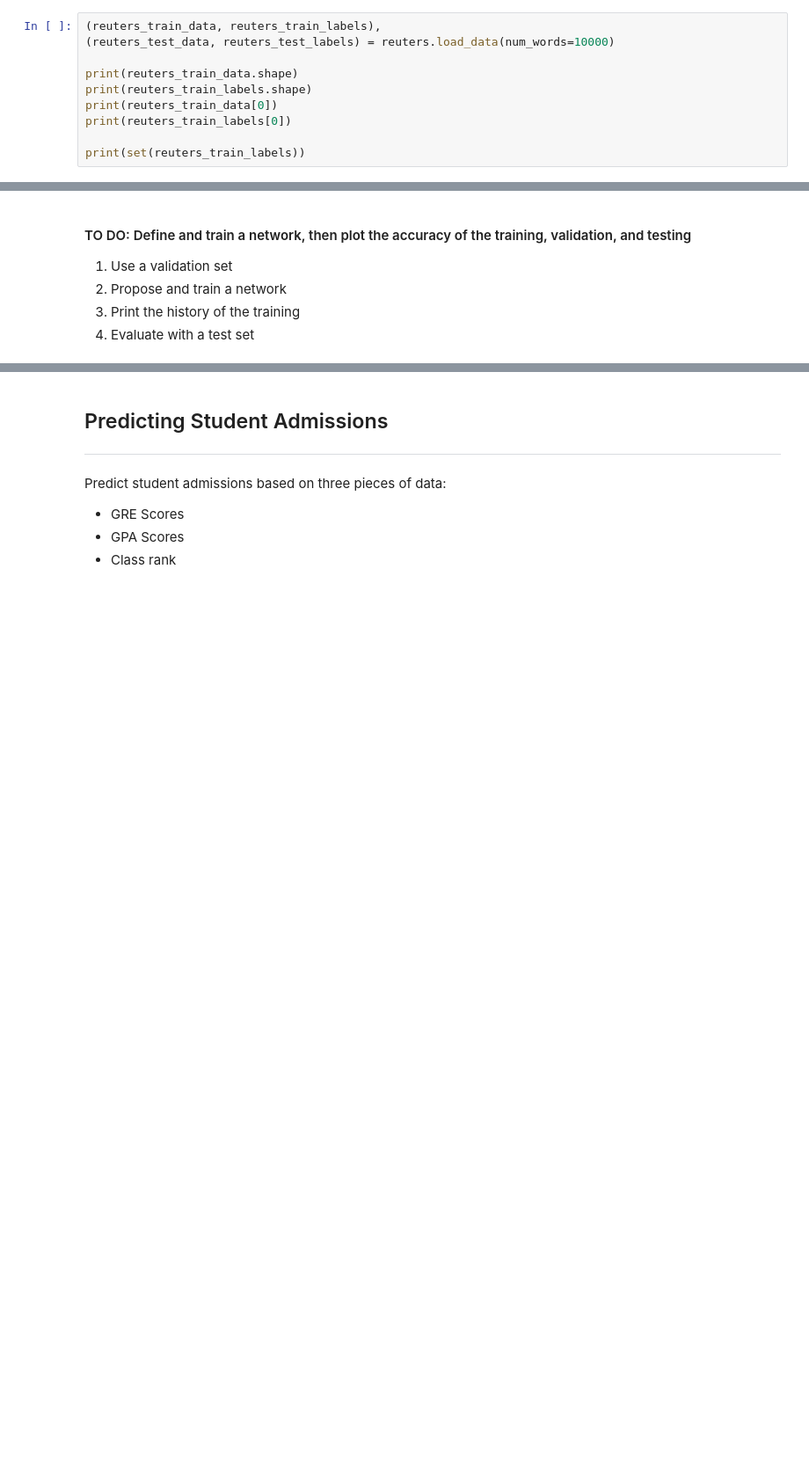
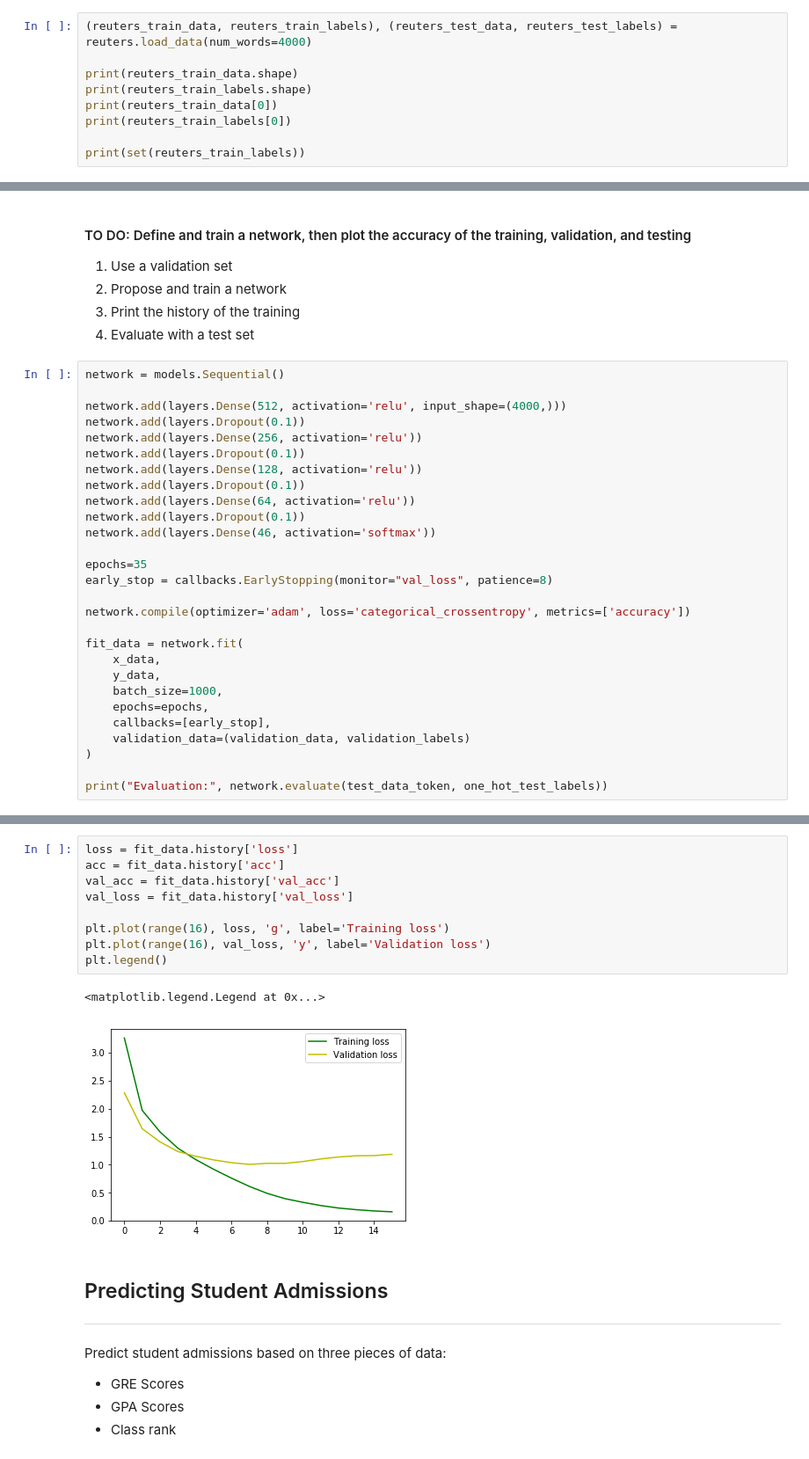
Before and after one commit to DeepLearningVision-2019/a4-keras-classification-ludoviccyril, a Jupyter notebook: Keras_assignment.ipynb, the cells around one changed output, grey strips where cells are left out. Shown at 88% size. Drawn from its saved outputs; the diff is of its cells as text; blank space fills up the shorter version.

```diff
--- a/Keras_assignment.ipynb
+++ b/Keras_assignment.ipynb
@@ -116,8 +137,7 @@ Build a network to classify Reuters newswires into 46 different mutually-exclusi
 # %% [markdown]
 ### Load and review the data
 # %%
-(reuters_train_data, reuters_train_labels),
-(reuters_test_data, reuters_test_labels) = reuters.load_data(num_words=10000)
+(reuters_train_data, reuters_train_labels), (reuters_test_data, reuters_test_labels) = reuters.load_data(num_words=4000)
 
 print(reuters_train_data.shape)
 print(reuters_train_labels.shape)
@@ -163,3 +211,31 @@ Downloading data from https://s3.amazonaws.com/text-datasets/reuters_word_index.
 2. Propose and train a network
 3. Print the history of the training
 4. Evaluate with a test set
+# %%
+network = models.Sequential()
+
+network.add(layers.Dense(512, activation='relu', input_shape=(4000,)))
+network.add(layers.Dropout(0.1))
+network.add(layers.Dense(256, activation='relu'))
+network.add(layers.Dropout(0.1))
+network.add(layers.Dense(128, activation='relu'))
+network.add(layers.Dropout(0.1))
+network.add(layers.Dense(64, activation='relu'))
+network.add(layers.Dropout(0.1))
+network.add(layers.Dense(46, activation='softmax'))
+
+epochs=35
+early_stop = callbacks.EarlyStopping(monitor="val_loss", patience=8)
+
+network.compile(optimizer='adam', loss='categorical_crossentropy', metrics=['accuracy'])
+
+fit_data = network.fit(
+    x_data,
+    y_data,
+    batch_size=1000,
+    epochs=epochs,
+    callbacks=[early_stop],
+    validation_data=(validation_data, validation_labels)
+)
+
+print("Evaluation:", network.evaluate(test_data_token, one_hot_test_labels))
@@ -166,3 +260,15 @@ Downloading data from https://s3.amazonaws.com/text-datasets/reuters_word_index.
+# %%
+loss = fit_data.history['loss']
+acc = fit_data.history['acc']
+val_acc = fit_data.history['val_acc']
+val_loss = fit_data.history['val_loss']
+
+plt.plot(range(16), loss, 'g', label='Training loss')
+plt.plot(range(16), val_loss, 'y', label='Validation loss')
+plt.legend()
+# %% [output]
+<matplotlib.legend.Legend at 0x...>
+[figure, added]
 # %% [markdown]
 ## Predicting Student Admissions
 
```
Also changed, not shown: parts of 11 cells of this notebook, 1 other file.
